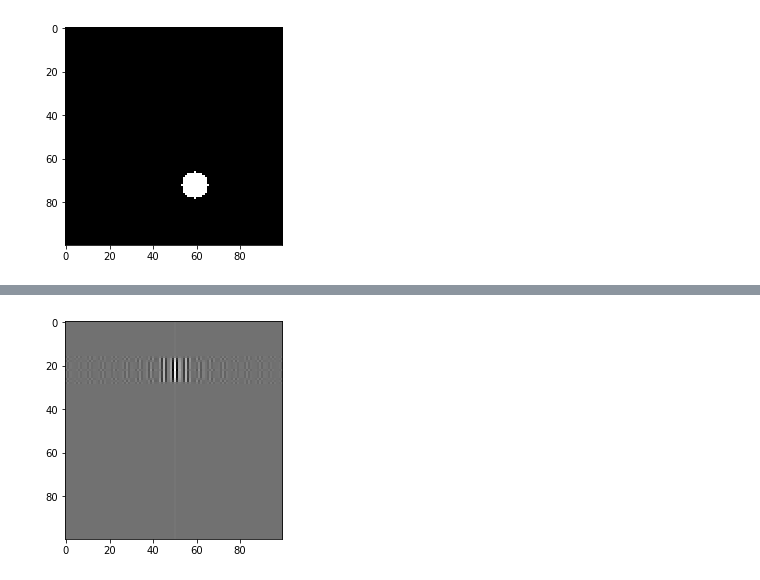
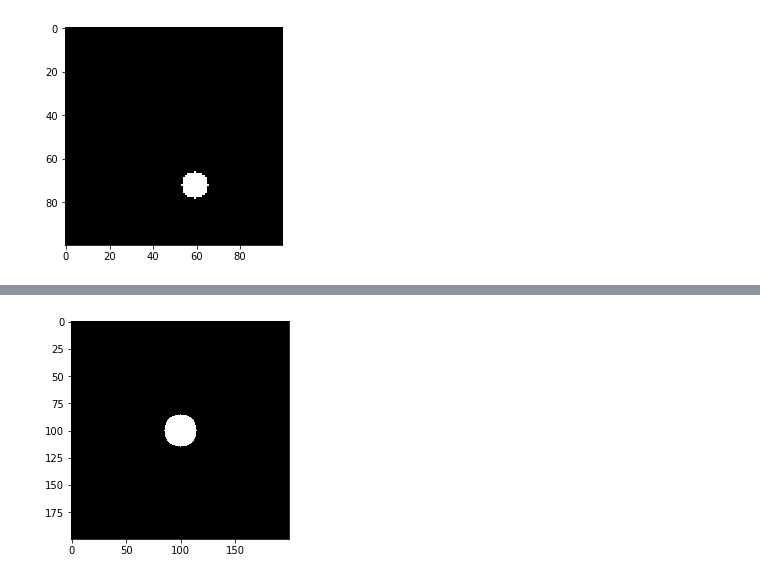
Before and after one commit to ellinzhao/diffuser-dataset, a Jupyter notebook: new_data.ipynb, the cells around one changed output, grey strips where cells are left out. Drawn from its saved outputs; the diff is of its cells as text; code cells hidden in the pictures.

```diff
--- a/new_data.ipynb
+++ b/new_data.ipynb
@@ -83,5 +79,11 @@ plt.imshow(np.real(a), cmap='gray', interpolation='nearest');
-# %%
-fft_d = fftpack.fft(img_2d.arr)
-plt.imshow(np.real(fftpack.fftshift(fft_d)), cmap='gray', interpolation='nearest');
-# %% [output]
-[figure, removed]
+# %%
+a, b = 100, 100
+arr = np.zeros((200, 200))
+y, x = np.ogrid[-a:200-a, -b:200-b]
+mask = x*x + y*y <= 15*15
+arr[mask] = 255
+img = arr
+
+plt.imshow(arr, cmap='gray', interpolation='nearest');
+# %% [output]
+[figure, added]
```
Also changed, not shown: parts of 5 cells of this notebook, 1 other file.
